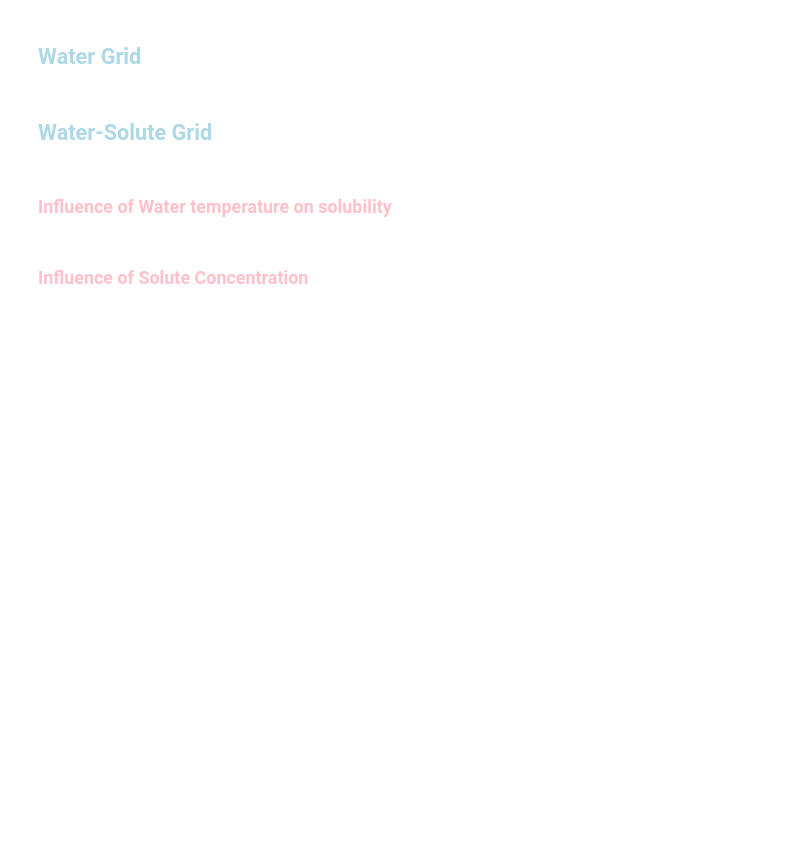
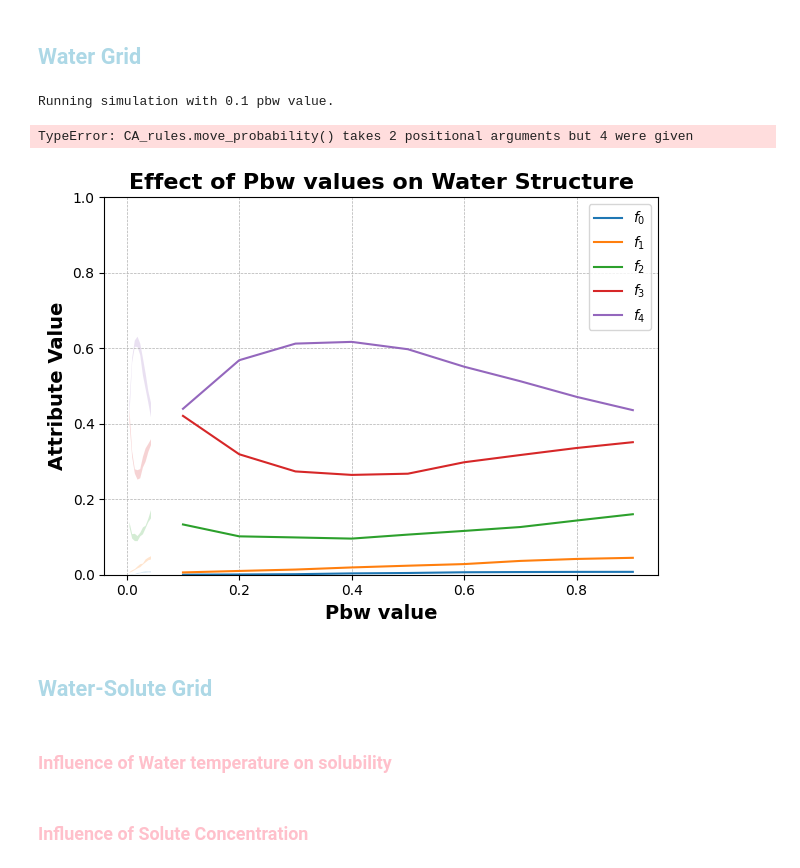
Before and after one commit to ThomasGlansdorp/CSS_19, a Jupyter notebook: main.ipynb, the cells around one changed output. Cells and saved outputs as stored; diff of their text form; code cells hidden in the pictures; blank space fills up the shorter version.

```diff
--- a/main.ipynb
+++ b/main.ipynb
@@ -56,5 +77,72 @@ Kier, L. B., & Cheng, C. K. (1994). A Cellular Automata Model of an Aqueous Solu
 # %% [markdown]
 ## <font color = LightBlue > **Water Grid** </font>
+# %%
+pbw_values = [0.1, 0.2, 0.3, 0.4, 0.5, 0.6, 0.7, 0.8, 0.9]
+results = []
+
+runs = 5
+
+all_results = {pbw: [] for pbw in pbw_values}
+total_molecules = 2087 # 55x55x0.69
+
+for pbw_value in pbw_values:
+
+    pbw_results = []
+
+    for run in range(runs):
+        print(f"Running simulation with {pbw_value} pbw value.")
+        ca_grid = CA_grid(solute_amount=0)
+        ca_rules = CA_rules(ca_grid, pbw=pbw_value)
+
+        final_grid = ca_rules.generate_simulation()
+
+        f_o, f_1, f_2, f_3, f_4 = calculate_attributes(grid=ca_grid, rules=ca_rules)
+        pbw_results.append(np.array([f_o, f_1, f_2, f_3, f_4]))
+
+    pbw_results = np.array(pbw_results)
+
+    average_results = np.mean(pbw_results, axis=0)
+    std_dev_results = np.std(pbw_results, axis=0)
+
+    all_results[pbw_value] = {
+        'average': average_results,
+        'std_dev': std_dev_results
+    }
+
+for pbw_value, data in all_results.items():
+    print(f"Pbw value: {pbw_value}")
+    print(f"Average: {data['average']}")
+    print(f"Standard Deviation: {data['std_dev']}")
+    print()
+# %% [output]
+Running simulation with 0.1 pbw value.
+TypeError: CA_rules.move_probability() takes 2 positional arguments but 4 were given
+# %%
+for i, attribute in enumerate(['$f_0$', '$f_1$', '$f_2$', '$f_3$', '$f_4$']):
+    averages = [all_results[pbw]['average'][i] for pbw in pbw_values]
+    std_devs = [all_results[pbw]['std_dev'][i] for pbw in pbw_values]
+
+    num_runs = 5
+    confidence_interval = 1.96 * np.array(std_devs) / np.sqrt(num_runs)
+
+    lower_bound = np.array(averages) - confidence_interval
+    upper_bound = np.array(averages) + confidence_interval
+
+    plt.plot(np.array(pbw_values), averages, label=attribute)
+    plt.fill_between(np.array(pbw_values) / 2087 * 100, lower_bound, upper_bound, alpha=0.2)
+
+
+plt.xlabel('Pbw value', fontsize=14, fontweight='bold')
+plt.ylabel('Attribute Value', fontsize=14, fontweight='bold')
+plt.ylim(0, 1)
+plt.xticks(fontsize=10)
+plt.yticks(fontsize=10)
+plt.title('Effect of Pbw values on Water Structure', fontsize=16, fontweight='bold')
+plt.legend(fontsize=10)
+plt.grid(True, which='both', linestyle='--', linewidth=0.5)
+plt.tight_layout()
+# %% [output]
+[figure, added]
 # %% [markdown]
 ## <font color = LightBlue > **Water-Solute Grid** </font>
 # %% [markdown]
```
Also changed, not shown: parts of 9 cells of this notebook.
